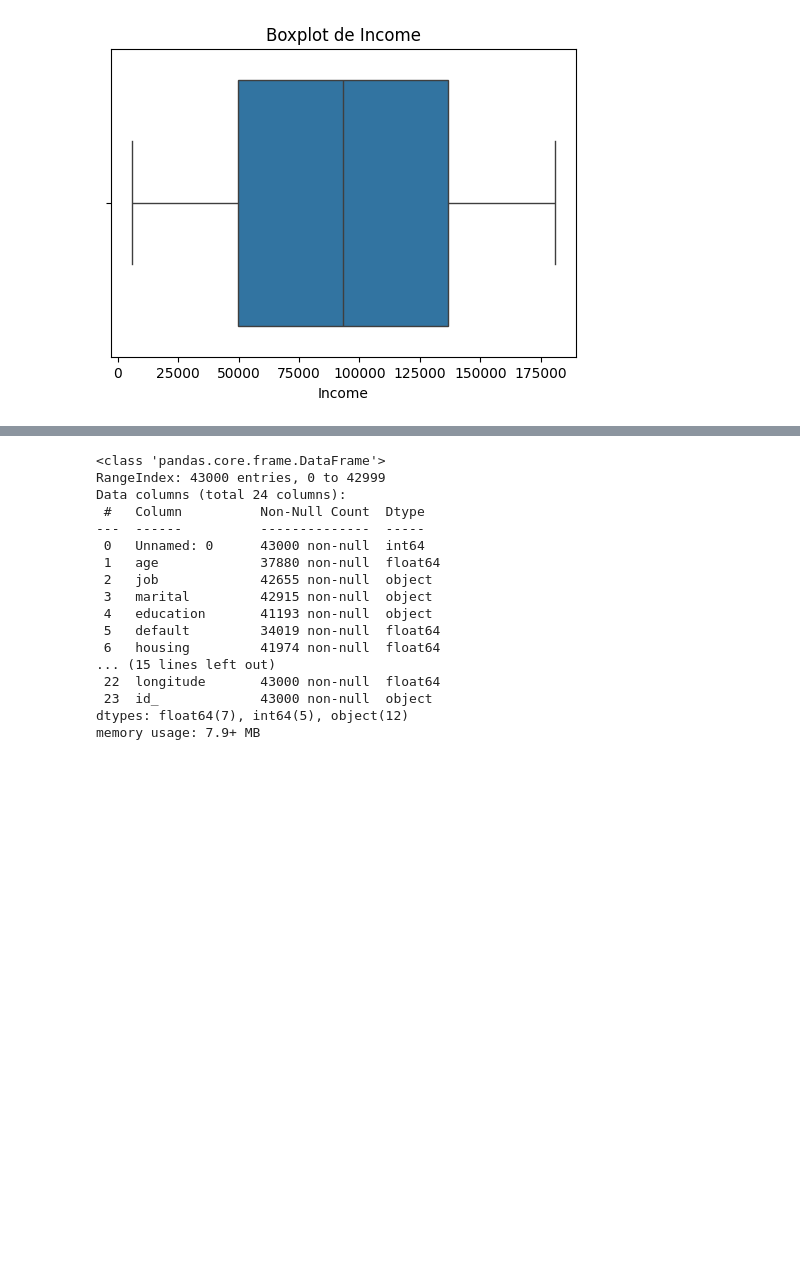
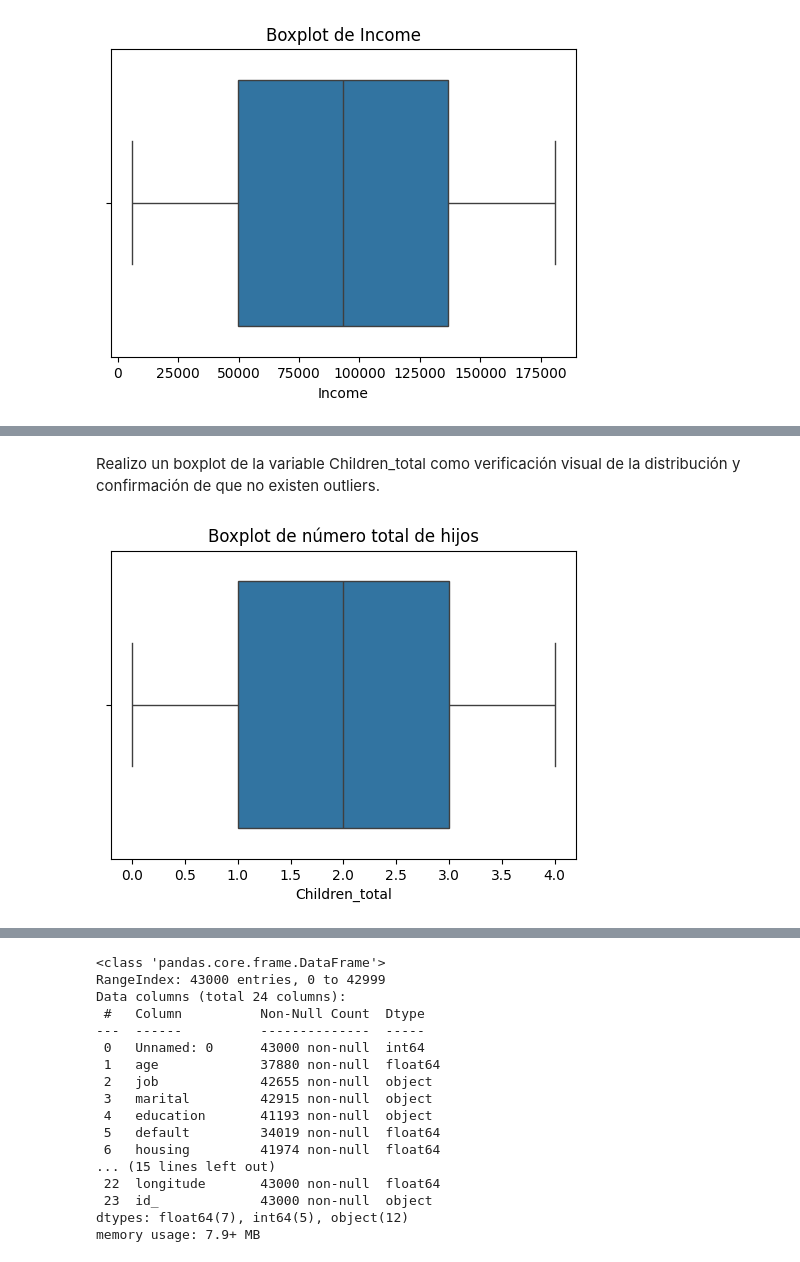
Before and after one commit to PatriciaMerinero/PROYECTO_EDA_PYTHON, a Jupyter notebook: Notebook/01-analisis_preliminar.ipynb, the cells around one changed output, grey strips where cells are left out. Saved outputs shown, nothing was run; the diff lists cells and outputs as text; code cells hidden in the pictures; blank space fills up the shorter version.

Commit message:
Confirmo distribucion de Kidhome y Teenhome, importo numpy, convierto en nº enteros, creo columna con total children, confirmo visualmente y boxplot para confirmar no outliers

```diff
--- a/Notebook/01-analisis_preliminar.ipynb
+++ b/Notebook/01-analisis_preliminar.ipynb
@@ -211,0 +225,5 @@ plt.show()
+# %%
+# 2. Convierto en nº enteros, errores.
+
+for c in ['Kidhome','Teenhome']:
+    df_customer[c] = pd.to_numeric(df_customer[c], errors='coerce').astype('Int64')
@@ -211,0 +250,4 @@ plt.show()
+# %%
+# 4. Total de hijos
+df_customer['Children_total'] = (df_customer['Kidhome'] . fillna(0) +
+                                                    df_customer['Teenhome'] . fillna(0)). astype ('int64')
@@ -212,3 +276,12 @@ plt.show()
+# %% [markdown]
+Realizo un boxplot de la variable Children_total como verificación visual de la distribución y confirmación de que no existen outliers.
+# %%
+plt.figure(figsize=(6,4))
+sns.boxplot(x=df_customer['Children_total'])
+plt.title("Boxplot de número total de hijos")
+plt.show()
+# %% [output]
+[figure, added]
 # %%
 df_bank = pd.read_csv("../Data/Raw/bank-additional.csv")
 # %%
```
Also changed, not shown: parts of 11 cells of this notebook.
